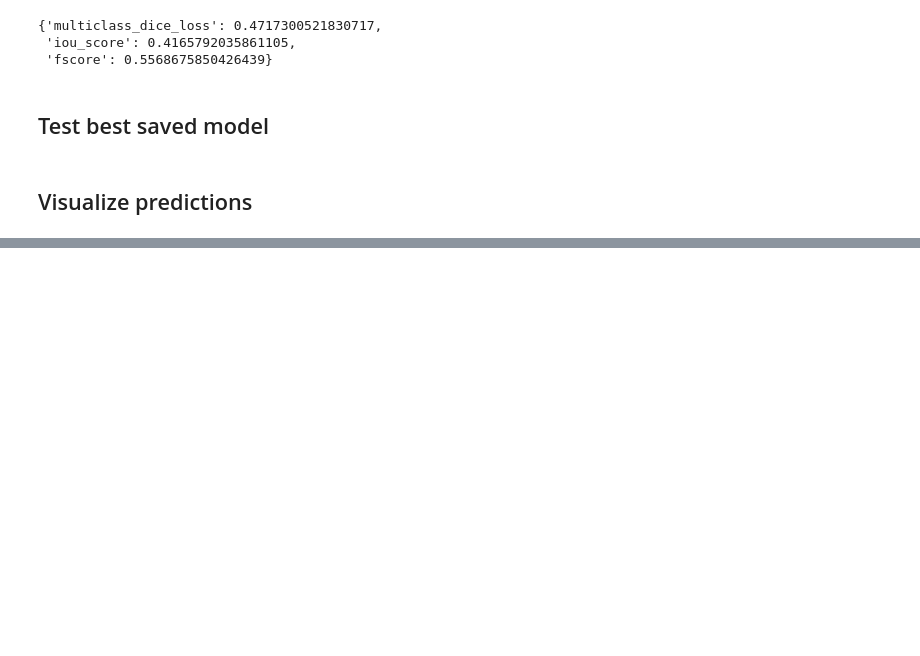
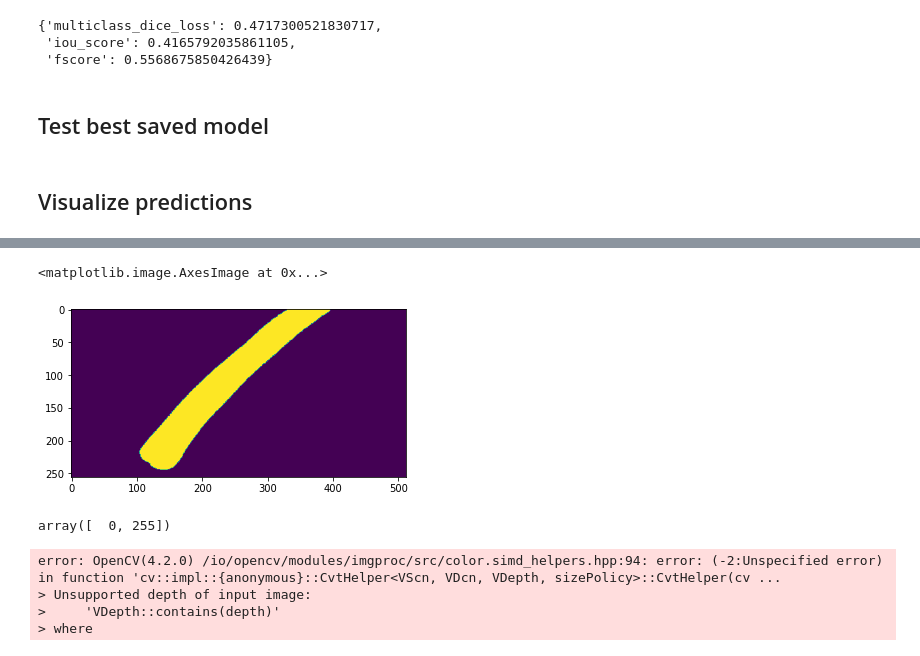
Before and after one commit to Project-zero-one/segmentation_models.pytorch, a Jupyter notebook: examples/IMApink/ima_smp.ipynb, the cells around one changed output, grey strips where cells are left out. Drawn from its saved outputs; the diff is of its cells as text; code cells hidden in the pictures; blank space fills up the shorter version.

```diff
--- a/examples/IMApink/ima_smp.ipynb
+++ b/examples/IMApink/ima_smp.ipynb
@@ -580,0 +579,11 @@ for i in range(5):
+# %%
+label = np.argmax(gt_mask, axis=0)
+# %%
+plt.imshow(label)
+# %% [output]
+<matplotlib.image.AxesImage at 0x...>
+[figure, added]
+# %%
+np.unique(label)
+# %% [output]
+array([  0, 255])
@@ -580,0 +592,8 @@ for i in range(5):
+# %%
+rgb = cv2.cvtColor(label, cv2.COLOR_GRAY2RGB)
+plt.imshow(label)
+# %% [output]
+error: OpenCV(4.2.0) /io/opencv/modules/imgproc/src/color.simd_helpers.hpp:94: error: (-2:Unspecified error) in function 'cv::impl::{anonymous}::CvtHelper<VScn, VDcn, VDepth, sizePolicy>::CvtHelper(cv ...
+> Unsupported depth of input image:
+>     'VDepth::contains(depth)'
+> where
```
Also changed, not shown: parts of 4 cells of this notebook, 11 other files.
